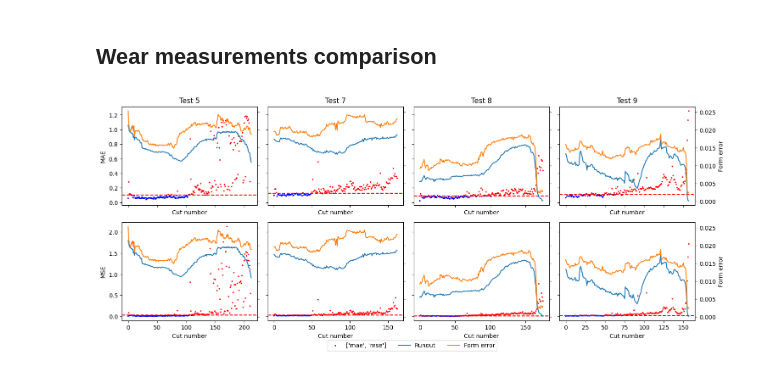
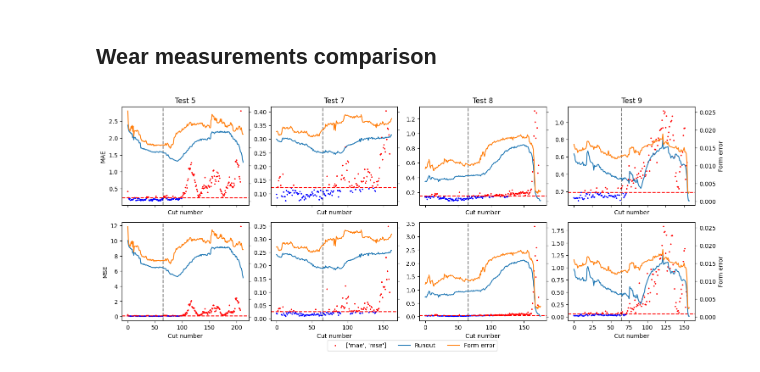
Before and after one commit to TomJessel/PhD-DCB_Grinding, a Jupyter notebook: ml/autoencoder.ipynb, the cells around one changed output. Saved outputs shown, nothing was run; the diff lists cells and outputs as text; code cells hidden in the pictures.

```diff
--- a/ml/autoencoder.ipynb
+++ b/ml/autoencoder.ipynb
@@ -163,4 +217,4 @@ for test in exps:
 ## Thresholds for anomaly detection of each model
 # %%
 for test in exps:
-    vae[test].thres
+    autoe[test].thres
@@ -192,14 +226,14 @@ metrics = ['mse', 'mae', 'r2']
 fig, ax = plt.subplots(len(metrics), len(exps),
                        figsize=(15, 5),
                        constrained_layout=True,
-                       sharey= 'row',
+                    #    sharey= 'row',
                        sharex='col',
                        )
 
 for i, test in enumerate(exps):
     ax[0, i].set_title(test)
     for j, met in enumerate(metrics):
-        _ = vae[test].scatter_scores([met], plt_ax=ax[j, i])
+        _ = autoe[test].scatter_scores([met], plt_ax=ax[j, i])
 
         ax[j, i].set_ylabel('')
         ax[j, i].set_xlabel('')
@@ -228,0 +244,6 @@ Cutoffs:
+# %%
+dfs = [pd.DataFrame(autoe[test].scores) for test in exps]
+df = pd.concat(dfs, keys=exps, names=['Test', 'Metrics'])
+for test in exps:
+    print(f'\n {test}')
+    print(df.loc[test].describe())
@@ -231,3 +270,3 @@ Cutoffs:
 # %%
-for test in exps:
-    fig, ax = vae[test].plot_latent_space()
+# for test in exps:
+#     fig, ax = autoe[test].plot_latent_space()
@@ -246,7 +280,7 @@ metric = ['mae', 'mse']
 fig, ax = plt.subplots(len(metric), len(exps),
                        figsize=(15, 6),
                        constrained_layout=True,
-                       sharey= 'row',
+                    #    sharey= 'row',
                        sharex='col',
                        )
 
@@ -259,33 +293,40 @@ for a, b in zip(ax2[1:], ax2[0:-1]):
 
 ax2 = np.reshape(ax2, ax.shape)
 
 for i, test in enumerate(exps):
     ax[0, i].set_title(test)
     exp = resources.load(test)
     for j, met in enumerate(metric):
-        _ = vae[test].scatter_scores([met], plt_ax=ax[j, i])
-
+        _ = autoe[test].scatter_scores([met], plt_ax=ax[j, i])
+        # vert line to show where training data ends
+        ax[j, i].axvline(autoe[test]._train_slice.stop,
+                         color='k',
+                         linestyle='--',
+                         alpha=0.5,
+                         )
         for feature in features:
             feat = exp.features[feature]
             ax2[j, i].plot(range(len(feat)), feat, label=feature)
 
         ax[j, i].set_ylabel('')
         ax[j, 0].set_ylabel(f'{met.upper()}')
         ax2[j, -1].set_ylabel(f'{feature}')
+        # if j == 1:
+        #    ax[j, i].set_ylim([0, 2])
 
 for i, a in enumerate(ax2.ravel()):
     if (i + 1) % len(exps) != 0:
         plt.setp(a.get_yticklabels(), visible=False)
 
 l1, lab1 = ax.ravel()[0].get_legend_handles_labels()
 l2, lab2 = ax2.ravel()[0].get_legend_handles_labels()
 
 plt.figlegend(l1 + l2,
               [metric] + lab2,
               loc='center',
               bbox_to_anchor=(0.5, 0),
               ncol=len(l1 + l2)
               )
 plt.tight_layout()
 # %% [output]
-[figure, old version]
+[figure, new version]
```
Also changed, not shown: parts of 18 cells of this notebook, 1 other file.
